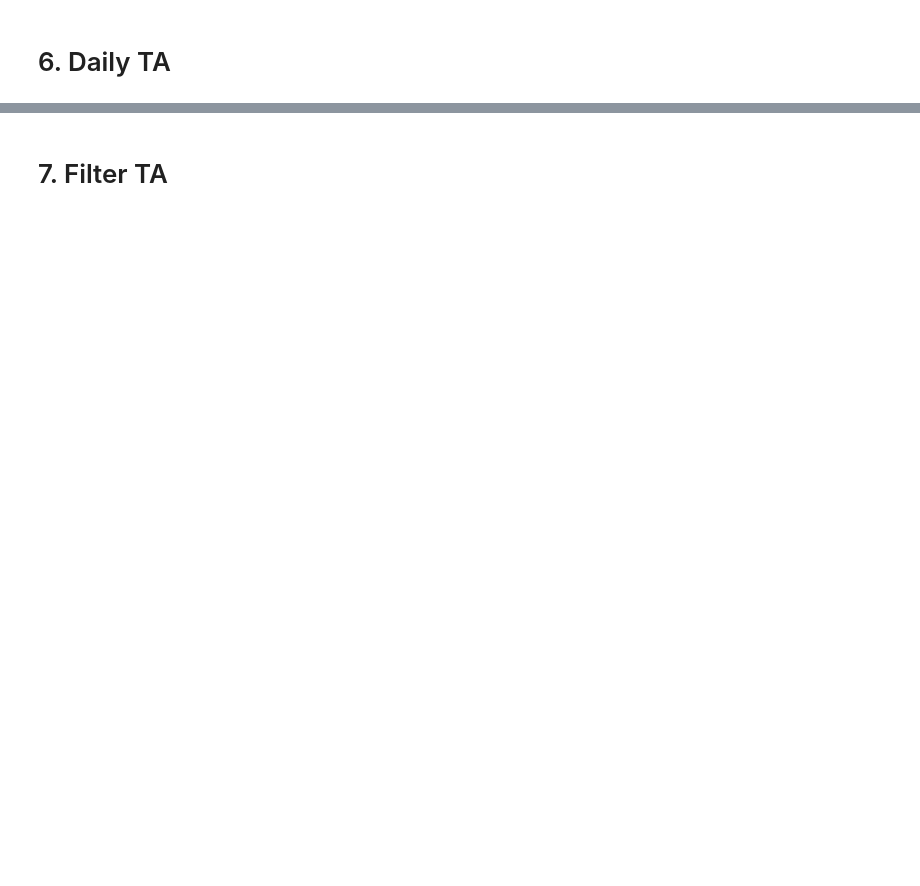
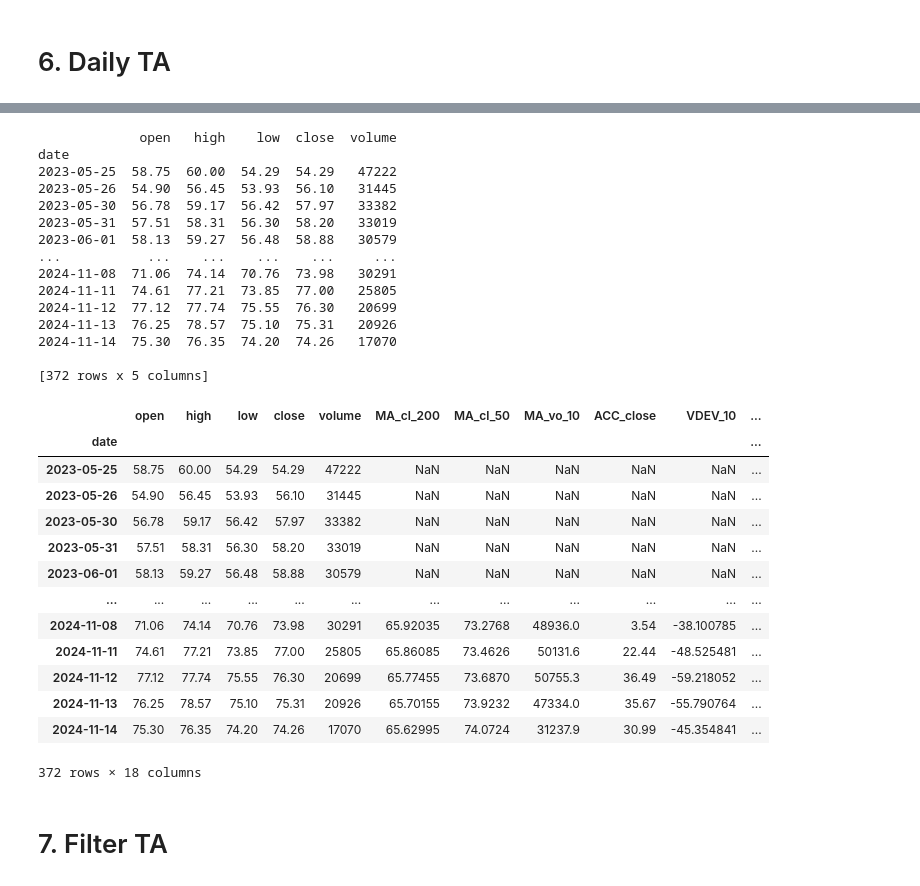
Before and after one commit to Design-01/stockbot_4, a Jupyter notebook: scanner/TEST_Daily_Analysis.ipynb, the cells around one changed output, grey strips where cells are left out. Cells and saved outputs as stored; diff of their text form; code cells hidden in the pictures; blank space fills up the shorter version.

```diff
--- a/scanner/TEST_Daily_Analysis.ipynb
+++ b/scanner/TEST_Daily_Analysis.ipynb
@@ -175,0 +190,38 @@ Loading data from historical_data/ROKU_1_day.csv
+# %%
+
+
+f = Frame(symbol='TSLA')
+
+# TA may add many several columns of data to the dataframe
+f.add_ta(ta.MA('close', 200), {'dash': 'solid', 'color': 'cyan', 'width': 2})
+f.add_ta(ta.MA('close', 50), {'dash': 'solid', 'color': 'purple', 'width': 2})
+f.add_ta(ta.MA('volume', 10), {'dash': 'solid', 'color': 'cyan', 'width': 1}, row=2)
+f.add_ta(ta.ACC('close', 5, 10, 10), {'dash': 'solid', 'color': 'grey', 'width': 1}, row=3)
+f.add_ta(ta.VolDev('volume', 10), {'dash': 'solid', 'color': 'pink', 'width': 1}, row=3)
+f.add_ta(ta.TrendDuration('MA_cl_50'), {'dash': 'solid', 'color': 'green', 'width': 1}, row=4)
+
+f.load_ohlcv(data.iloc[100:])
+f.update_ta_data()
+
+ta_list = [
+    ta.Breaks('close', 'MA_cl_200', True), # BreaksMA = 200
+    ta.Breaks('close', 'MA_cl_50', True), # BreaksMA = 50
+    ta.AboveBelow('close', 'MA_cl_50', True), # > MA50
+    ta.AboveBelow('close', 'MA_cl_200', True), # > MA200
+    ta.AboveBelow(3, 'TDUR_MA_cl_50', True), # MA50isRisingNthDays
+    ta.AboveBelow(80, 'VDEV_10', True) # > 80% above MA10
+]
+
+for t in ta_list:
+    f.add_ta(t)
+
+f.load_ohlcv(f.data)
+f.update_ta_data()
+
+
+# Process all filters at once
+result = ta.process_ta_filters(f.data, ta_list, 5)
+result
+
+# f.setup_chart()
+# f.plot(trading_hours=True)
@@ -175,0 +255,35 @@ Loading data from historical_data/ROKU_1_day.csv
+# %%
+f.load_ohlcv(data.iloc[100:])
+f.update_ta_data()
+f.setup_chart()
+f.data
+# %% [output]
+             open   high    low  close  volume
+date
+2023-05-25  58.75  60.00  54.29  54.29   47222
+2023-05-26  54.90  56.45  53.93  56.10   31445
+2023-05-30  56.78  59.17  56.42  57.97   33382
+2023-05-31  57.51  58.31  56.30  58.20   33019
+2023-06-01  58.13  59.27  56.48  58.88   30579
+...           ...    ...    ...    ...     ...
+2024-11-08  71.06  74.14  70.76  73.98   30291
+2024-11-11  74.61  77.21  73.85  77.00   25805
+2024-11-12  77.12  77.74  75.55  76.30   20699
+2024-11-13  76.25  78.57  75.10  75.31   20926
+2024-11-14  75.30  76.35  74.20  74.26   17070
+
+[372 rows x 5 columns]
+|  | open | high | low | close | volume | MA_cl_200 | MA_cl_50 | MA_vo_10 | ACC_close | VDEV_10 | ... |
+| date |  |  |  |  |  |  |  |  |  |  | ... |
+| 2023-05-25 | 58.75 | 60.00 | 54.29 | 54.29 | 47222 | NaN | NaN | NaN | NaN | NaN | ... |
+| 2023-05-26 | 54.90 | 56.45 | 53.93 | 56.10 | 31445 | NaN | NaN | NaN | NaN | NaN | ... |
+| 2023-05-30 | 56.78 | 59.17 | 56.42 | 57.97 | 33382 | NaN | NaN | NaN | NaN | NaN | ... |
+| 2023-05-31 | 57.51 | 58.31 | 56.30 | 58.20 | 33019 | NaN | NaN | NaN | NaN | NaN | ... |
+| 2023-06-01 | 58.13 | 59.27 | 56.48 | 58.88 | 30579 | NaN | NaN | NaN | NaN | NaN | ... |
+| ... | ... | ... | ... | ... | ... | ... | ... | ... | ... | ... | ... |
+| 2024-11-08 | 71.06 | 74.14 | 70.76 | 73.98 | 30291 | 65.92035 | 73.2768 | 48936.0 | 3.54 | -38.100785 | ... |
+| 2024-11-11 | 74.61 | 77.21 | 73.85 | 77.00 | 25805 | 65.86085 | 73.4626 | 50131.6 | 22.44 | -48.525481 | ... |
+| 2024-11-12 | 77.12 | 77.74 | 75.55 | 76.30 | 20699 | 65.77455 | 73.6870 | 50755.3 | 36.49 | -59.218052 | ... |
+| 2024-11-13 | 76.25 | 78.57 | 75.10 | 75.31 | 20926 | 65.70155 | 73.9232 | 47334.0 | 35.67 | -55.790764 | ... |
+| 2024-11-14 | 75.30 | 76.35 | 74.20 | 74.26 | 17070 | 65.62995 | 74.0724 | 31237.9 | 30.99 | -45.354841 | ... |
+372 rows × 18 columns
```
Also changed, not shown: parts of 7 cells of this notebook, 4 other files.
